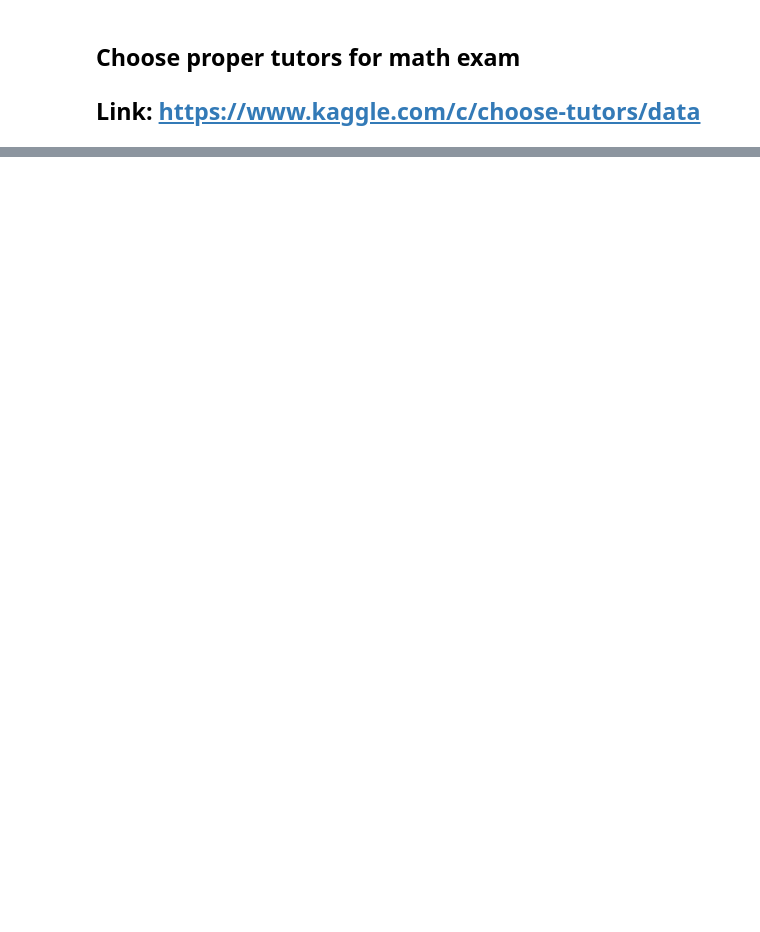
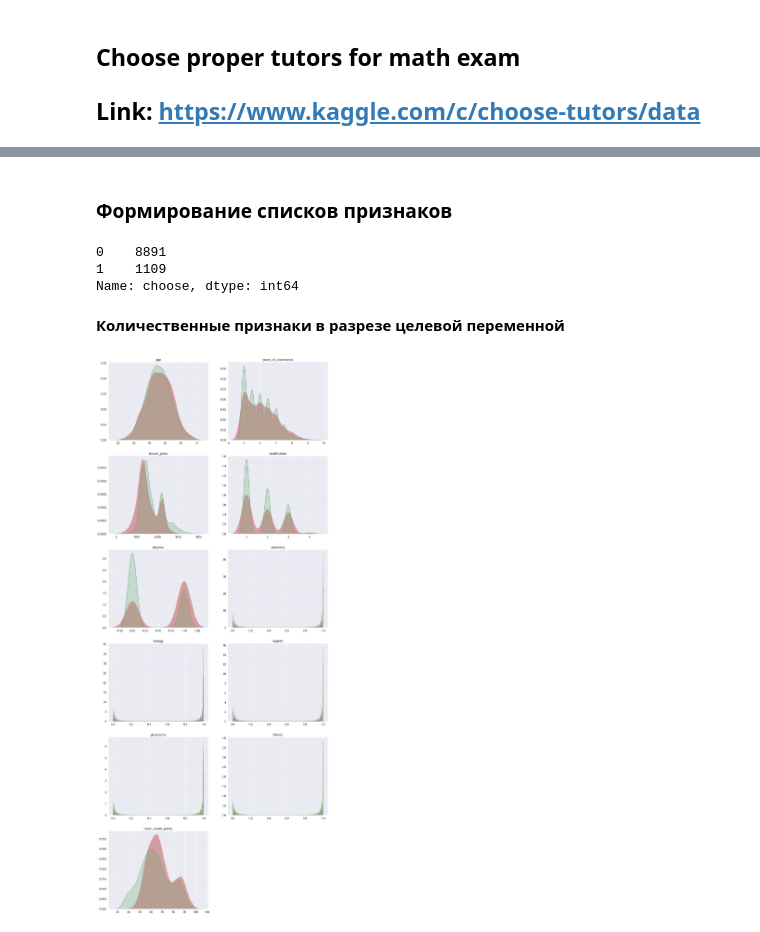
Before and after one commit to Nickel-nc/Algorithms_2, a Jupyter notebook: Choose_tutors_Kaggle_dataset.ipynb, the cells around one changed output, grey strips where cells are left out. Drawn from its saved outputs; the diff is of its cells as text; code cells hidden in the pictures; blank space fills up the shorter version.

```diff
--- a/Choose_tutors_Kaggle_dataset.ipynb
+++ b/Choose_tutors_Kaggle_dataset.ipynb
@@ -16,0 +65,27 @@ y = df_train['choose']
+# %% [markdown]
+### Формирование списков признаков
+# %%
+TARGET_NAME = 'choose'
+NUM_FEATURE_NAMES = df_test.select_dtypes(include='float64').columns.tolist()
+CAT_FEATURE_NAMES = df_test.select_dtypes(include='object').columns.tolist()
+# %%
+df_train[TARGET_NAME].value_counts()
+# %% [output]
+0    8891
+1    1109
+Name: choose, dtype: int64
+# %% [markdown]
+**Количественные признаки в разрезе целевой переменной**
+# %%
+sns.set(font_scale=1.4)
+plt.figure(figsize=(20,60))
+
+for i, colname in enumerate(NUM_FEATURE_NAMES):
+    plt.subplot(7,2,i+1)
+    plt.title(colname)
+    sns.kdeplot(df_train.loc[df_train[TARGET_NAME] == 1, colname].dropna(), shade=True, alpha=0.5, legend=False, color='r')
+    sns.kdeplot(df_train.loc[df_train[TARGET_NAME] == 0, colname].dropna(), shade=True, legend=False, color='g')
+
+plt.show()
+# %% [output]
+[figure, added]
```
Also changed, not shown: parts of 24 cells of this notebook.
